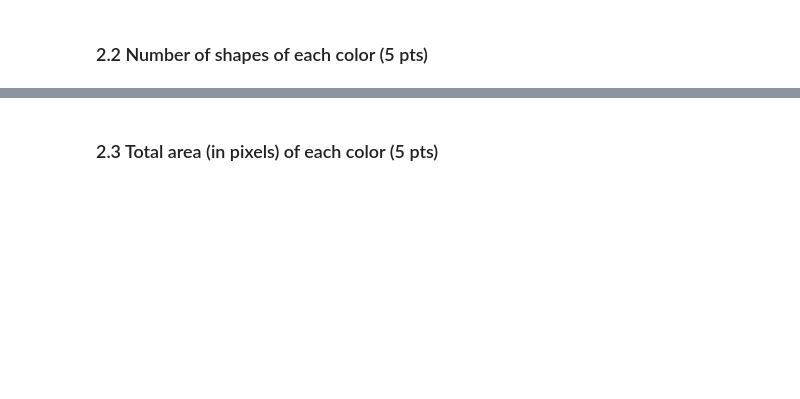
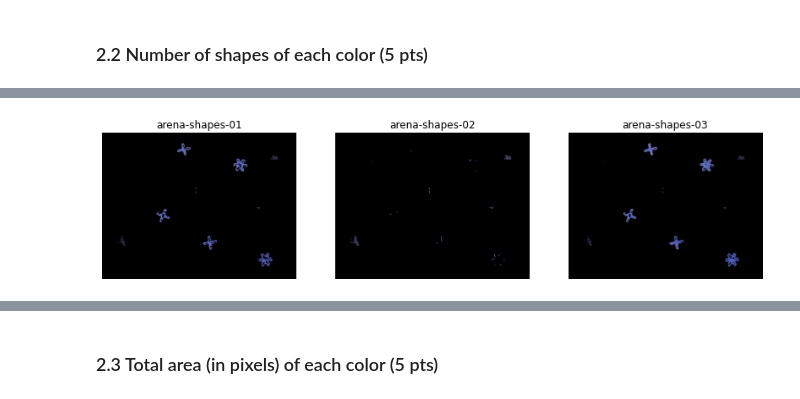
Before and after one commit to sjeanfavre/EPFL_MA4, a Jupyter notebook: IAPR/labs/lab_01_segmentation.ipynb, the cells around one changed output, grey strips where cells are left out. Drawn from its saved outputs; the diff is of its cells as text; code cells hidden in the pictures; blank space fills up the shorter version.

```diff
--- a/IAPR/labs/lab_01_segmentation.ipynb
+++ b/IAPR/labs/lab_01_segmentation.ipynb
@@ -128,0 +162,21 @@ plt.show()
+# %%
+res=[]
+for im in images_HSV_rescaled:
+    # define range of blue color in HSV
+    lower_blue = np.array([110,50,50])
+    upper_blue = np.array([125,200,200])
+    # Threshold the HSV image to get only blue colors
+    mask = cv.inRange(im, lower_blue, upper_blue)
+    # Bitwise-AND mask and original image
+    res.append(cv.bitwise_and(im, im, mask=mask))
+
+# Plot images
+res = [cv.cvtColor(im, cv.COLOR_HSV2RGB) for im in res]
+fig, axes = plt.subplots(1, 3, figsize=(14, 14))
+for ax, im, nm in zip(axes.ravel(), res, im_names):
+    ax.imshow(im)
+    ax.axis('off')
+    ax.set_title(nm)
+plt.show()
+# %% [output]
+[figure, added]
```
Also changed, not shown: parts of 12 cells of this notebook, 8 other files.
